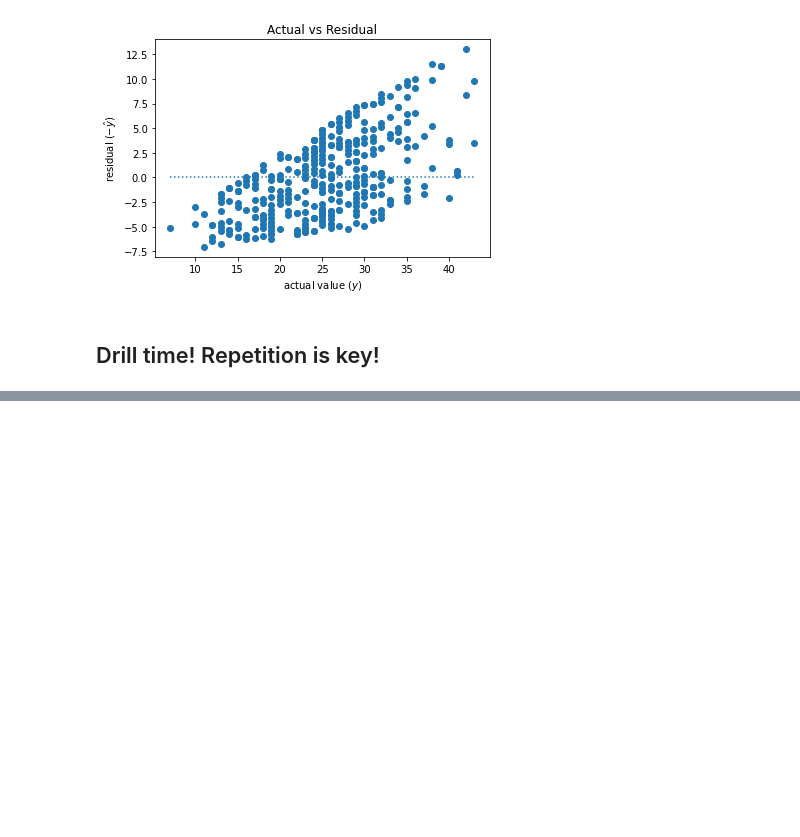
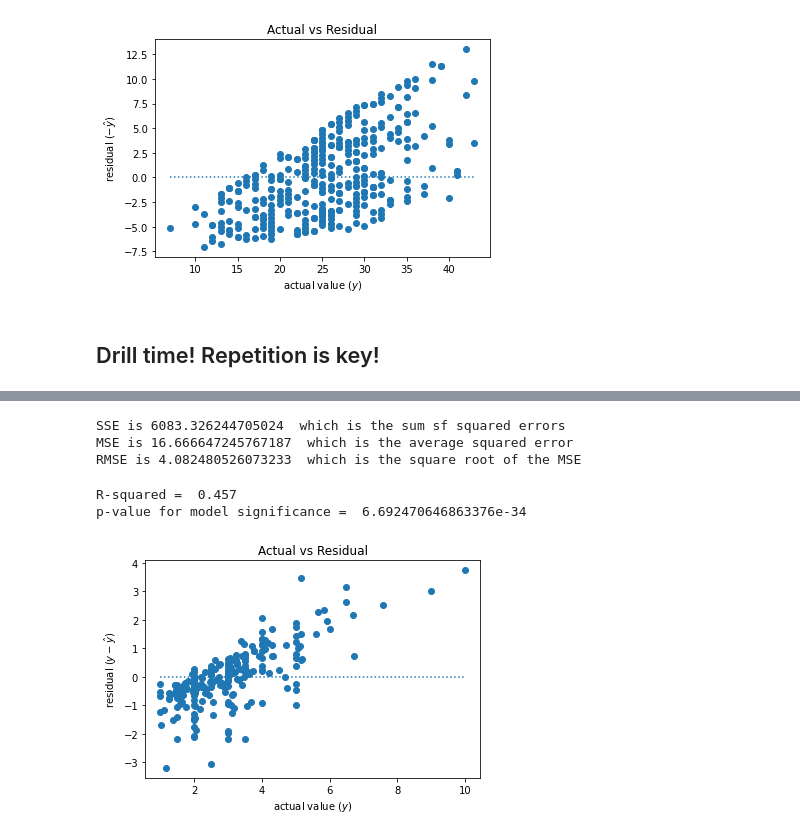
Before and after one commit to lukewbecker/regression-exercises, a Jupyter notebook: evaluate.ipynb, the cells around one changed output, grey strips where cells are left out. Saved outputs shown, nothing was run; the diff lists cells and outputs as text; code cells hidden in the pictures; blank space fills up the shorter version.

```diff
--- a/evaluate.ipynb
+++ b/evaluate.ipynb
@@ -454,0 +484,24 @@ model_function(model_temp, df.sales, df.temperature)
+# %%
+# Fitting the model for the tips data, using the total_bill feature:
+
+model_tips = ols('tip ~ total_bill', data = tip_df).fit()
+# %%
+# tip_predictions = model.predict(tip_df.x)
+tip_eval = pd.DataFrame()
+
+tip_eval['x'] = tip_df.total_bill
+
+# y is dependent variable:
+tip_eval['y'] = tip_df.tip
+tip_eval['baseline'] = tip_df.tip.mean()
+
+# y-hat is the shorthand for "predicted y" values
+tip_eval['yhat'] = model_tips.predict()
+
+# Calc baseline residuals:
+tip_eval['baseline_residual'] = tip_eval.baseline - tip_eval.y
+
+# Calc the model residuals:
+tip_eval['model_residual'] = tip_eval.yhat - tip_eval.y
+
+tip_eval.head()
@@ -454,0 +536,32 @@ model_function(model_temp, df.sales, df.temperature)
+# %%
+# Sum the squares of the baseline errors
+model_sse = (evaluate.model_residual**2).sum()
+
+# Take the average of the Sum of squared errors
+# mse = model_sse / len(evaluate)
+
+# Or we could calculate this using sklearn's mean_squared_error function
+mse = mean_squared_error(evaluate.y, evaluate.yhat)
+
+# Now we'll take the Square Root of the Sum of Errors
+# Taking the square root is nice because the units of the error
+# will be in the same units as the target variable.
+rmse = sqrt(mse)
+
+print("SSE is", model_sse, " which is the sum sf squared errors")
+print("MSE is", mse, " which is the average squared error")
+print("RMSE is", rmse, " which is the square root of the MSE")
+# %% [output]
+SSE is 6083.326244705024  which is the sum sf squared errors
+MSE is 16.666647245767187  which is the average squared error
+RMSE is 4.082480526073233  which is the square root of the MSE
+# %%
+r2_tip = model_tips.rsquared
+print('R-squared = ', round(r2_tip,3))
+
+
+f_pval = model_tips.f_pvalue
+print("p-value for model significance = ", f_pval)
+# %% [output]
+R-squared =  0.457
+p-value for model significance =  6.692470646863376e-34
@@ -454,0 +577,5 @@ model_function(model_temp, df.sales, df.temperature)
+# %%
+plot_residuals(tip_eval.y, tip_eval.yhat)
+plt.show()
+# %% [output]
+[figure, added]
```
Also changed, not shown: parts of 64 cells of this notebook, 1 other file.
